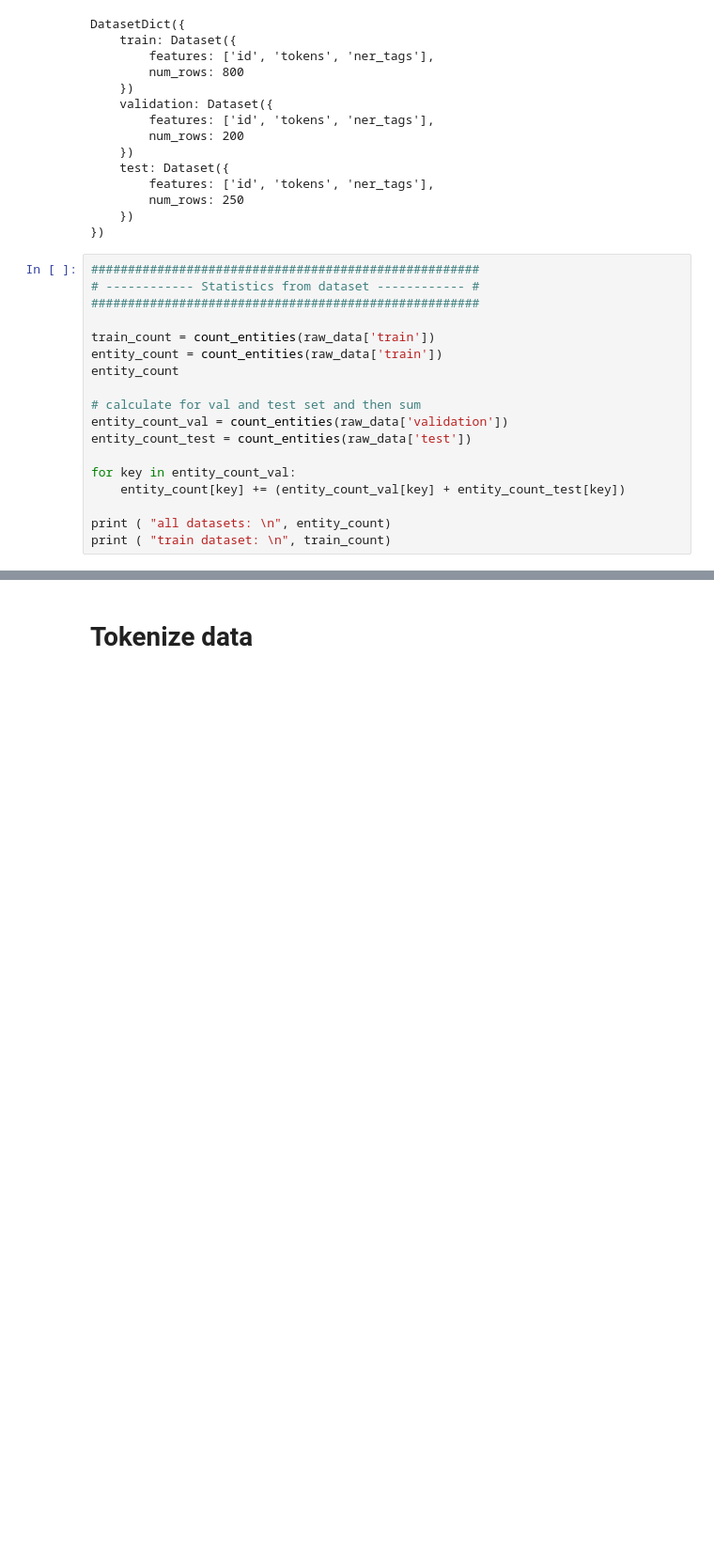
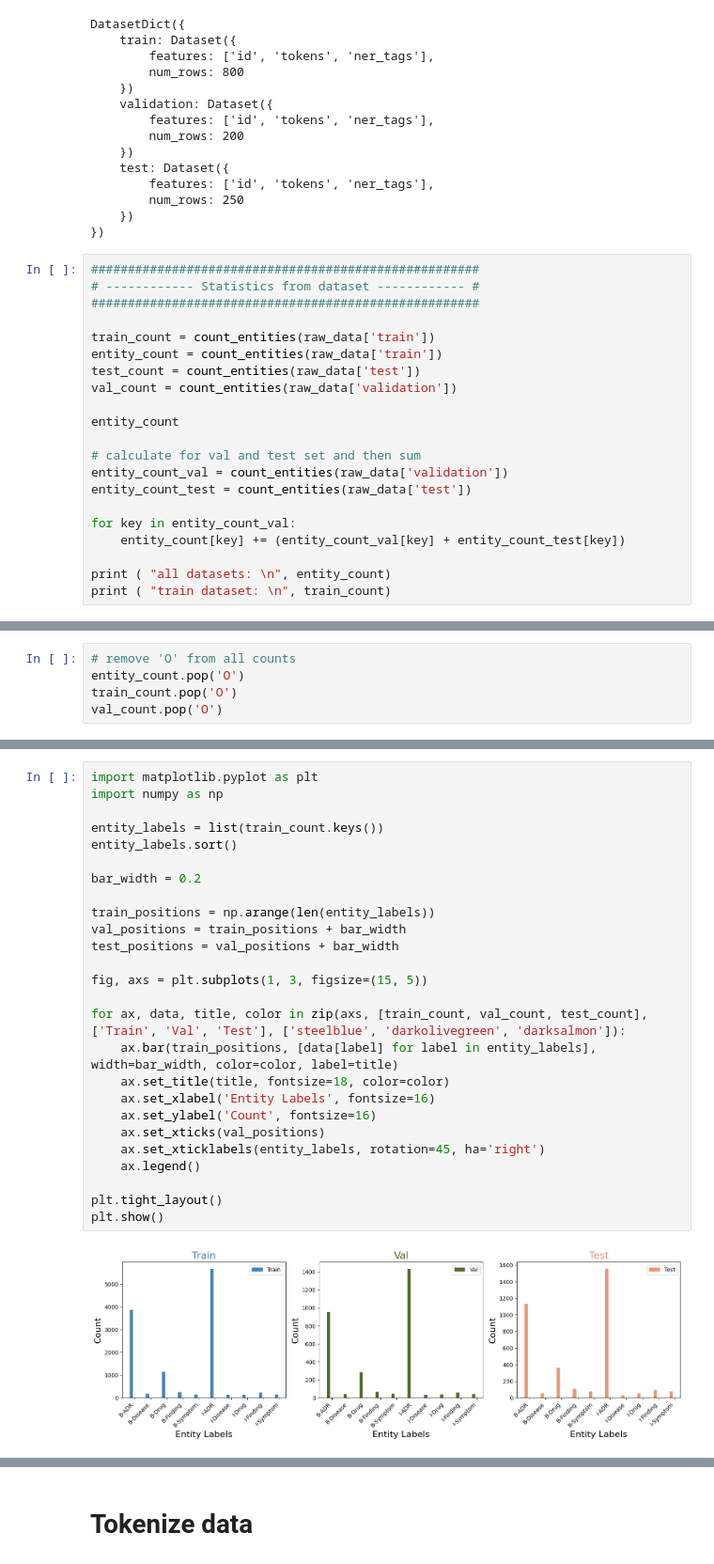
Before and after one commit to bramvaneerden/TM-Information-Extraction, a Jupyter notebook: bert-ner.ipynb, the cells around one changed output, grey strips where cells are left out. Shown: that part at 94% size. Cells and saved outputs as stored; diff of their text form; blank space fills up the shorter version.

Commit message:
Added some plots for the paper

```diff
--- a/bert-ner.ipynb
+++ b/bert-ner.ipynb
@@ -296,6 +296,9 @@ DatasetDict({
 
 train_count = count_entities(raw_data['train'])
 entity_count = count_entities(raw_data['train'])
+test_count = count_entities(raw_data['test'])
+val_count = count_entities(raw_data['validation'])
+
 entity_count
 
 # calculate for val and test set and then sum
@@ -314,0 +318,5 @@ train dataset:
+# %%
+# remove 'O' from all counts
+entity_count.pop('O')
+train_count.pop('O')
+val_count.pop('O')
@@ -314,0 +325,28 @@ train dataset:
+# %%
+import matplotlib.pyplot as plt
+import numpy as np
+
+entity_labels = list(train_count.keys())
+entity_labels.sort()
+
+bar_width = 0.2
+
+train_positions = np.arange(len(entity_labels))
+val_positions = train_positions + bar_width
+test_positions = val_positions + bar_width
+
+fig, axs = plt.subplots(1, 3, figsize=(15, 5))
+
+for ax, data, title, color in zip(axs, [train_count, val_count, test_count], ['Train', 'Val', 'Test'], ['steelblue', 'darkolivegreen', 'darksalmon']):
+    ax.bar(train_positions, [data[label] for label in entity_labels], width=bar_width, color=color, label=title)
+    ax.set_title(title, fontsize=18, color=color)
+    ax.set_xlabel('Entity Labels', fontsize=16)
+    ax.set_ylabel('Count', fontsize=16)
+    ax.set_xticks(val_positions)
+    ax.set_xticklabels(entity_labels, rotation=45, ha='right')
+    ax.legend()
+
+plt.tight_layout()
+plt.show()
+# %% [output]
+[figure, added]
```
Also changed, not shown: parts of 3 cells of this notebook, 1 other file.
